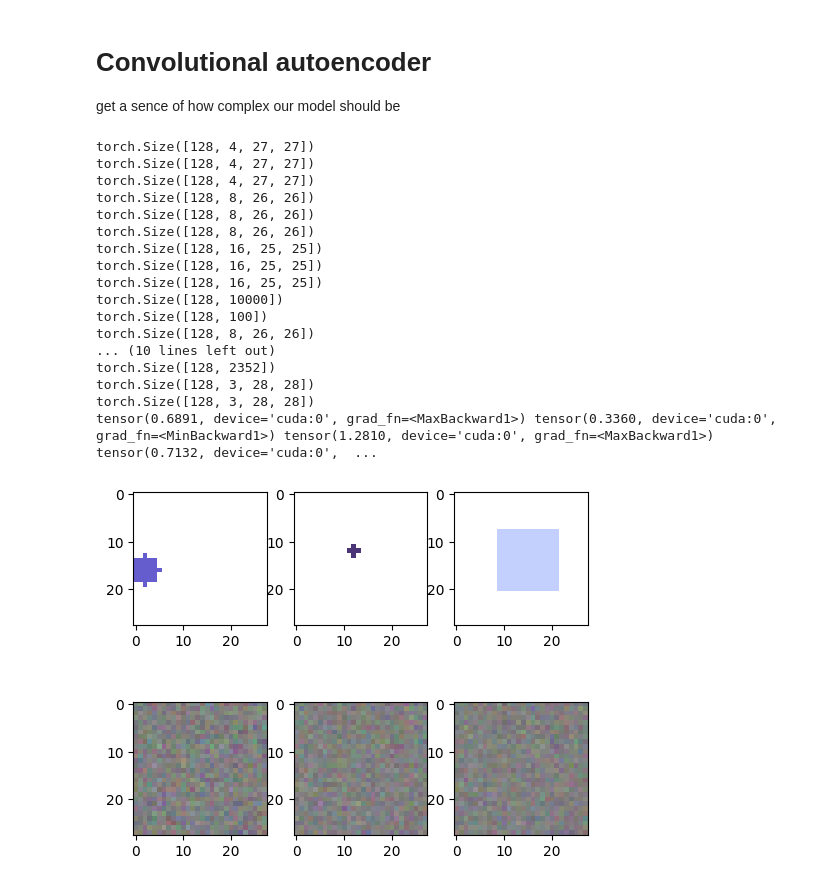
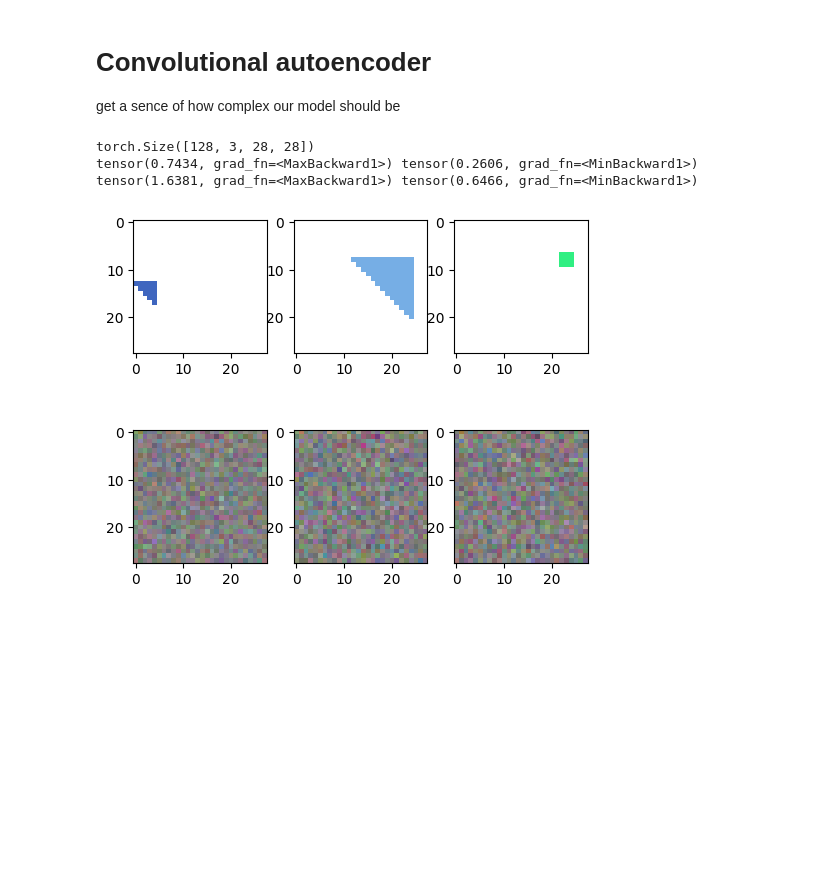
Before and after one commit to SergeiDBykov/ai-side-projects, a Jupyter notebook: VAE_synthetic_data/2d_VAE.ipynb, the cells around one changed output. Cells and saved outputs as stored; diff of their text form; code cells hidden in the pictures; blank space fills up the shorter version.

```diff
--- a/VAE_synthetic_data/2d_VAE.ipynb
+++ b/VAE_synthetic_data/2d_VAE.ipynb
@@ -166,17 +161,12 @@ class Encoder(nn.Module):
             self.fc = nn.Linear(10000, self.latent_dim) #if you define this on fly in the forward function, it will not be ported to a device and will cause an error
 
 
-    def forward(self, x, debug_shape = False):
+    def forward(self, x):
         for layer in self.conv_layers:
             x = layer(x)
-            if debug_shape:
-                print(x.shape)
 
         x = self.flatten(x)
-        if debug_shape: print(x.shape)
-
         x = self.fc(x)
-        if debug_shape: print(x.shape)
 
         return x
 
@@ -189,7 +179,6 @@ class Decoder(nn.Module):
         self.unflatten = nn.Unflatten(1, enc_conv_shape)
 
         self.fc2 = nn.Linear(28*28*3, 3*28*28) #if you define this on fly in the forward function, it will not be ported to a device and will cause an error
-        self.sigmoid = nn.Sigmoid()
 
 
         self.deconv_layers = nn.ModuleList()
@@ -200,23 +189,18 @@ class Decoder(nn.Module):
 
 
 
-    def forward(self, x, debug_shape=False):
+    def forward(self, x):
         x = self.fc(x)
         x = self.unflatten(x)
 
         for layer in self.deconv_layers:
             x = layer(x)
-            if debug_shape: print(x.shape)
 
         x = x.flatten(1)
-        if debug_shape: print(x.shape)
 
         x = self.fc2(x)
-        if debug_shape: print(x.shape)
-        x = self.sigmoid(x)
-        if debug_shape: print(x.shape)
+        x = nn.Sigmoid()(x)
         x = x.view(-1, 3, 28, 28)
-        if debug_shape: print(x.shape)
         return x
 
 
@@ -233,62 +217,43 @@ class ConvAutoencoder(nn.Module):
         x = self.encoder(x)
         x = self.decoder(x)
         return x
+# %%
+batch_size = 128
+
+dataset = GeometricFiguresDataset(random_color=True, num_samples=20000)
+dataloader = torch.utils.data.DataLoader(dataset, batch_size=batch_size, shuffle=True)
 # %%
 
 # Define model parameters
 input_channels = 3  # RGB channels
 encoder_channels = [4, 8, 16]    #shpuld be like 8,16,32 ...
-latent_dim = 100
+latent_dim = 20
 
 model = ConvAutoencoder(input_channels, encoder_channels, latent_dim)
 criterion = nn.MSELoss()
 
 model = model.to(device)
 criterion = criterion.to(device)
-
-model.encoder.forward(next(iter(dataloader))[0].to(device), debug_shape=True)
-model.decoder.forward(torch.rand(128, 100).to(device), debug_shape=True)
 
 
 random_batch = next(iter(dataloader))
 random_batch = random_batch[0].to(device)
 output = model(random_batch)
 
 print(output.shape)
 assert output.shape == random_batch.shape, f"Expected output shape {random_batch.shape} but got {output.shape}"
 
 
 plt.figure(figsize=(10, 5))
 for i in range(3):
     plt.subplot(2, 5, i+1)
     plt.imshow(random_batch[i].permute(1, 2, 0).cpu().detach().numpy())
     plt.subplot(2, 5, i+6)
     plt.imshow(output[i].permute(1, 2, 0).cpu().detach().numpy())
-
-
-o1 = output[0]
-o2 = output[1]
-
-print(o1.max(), o1.min(), (o1/o2).max(), (o1/o2).min())
 # %% [output]
-torch.Size([128, 4, 27, 27])
-torch.Size([128, 4, 27, 27])
-torch.Size([128, 4, 27, 27])
-torch.Size([128, 8, 26, 26])
-torch.Size([128, 8, 26, 26])
-torch.Size([128, 8, 26, 26])
-torch.Size([128, 16, 25, 25])
-torch.Size([128, 16, 25, 25])
-torch.Size([128, 16, 25, 25])
-torch.Size([128, 10000])
-torch.Size([128, 100])
-torch.Size([128, 8, 26, 26])
-... (10 lines left out)
-torch.Size([128, 2352])
 torch.Size([128, 3, 28, 28])
-torch.Size([128, 3, 28, 28])
-tensor(0.6891, device='cuda:0', grad_fn=<MaxBackward1>) tensor(0.3360, device='cuda:0', grad_fn=<MinBackward1>) tensor(1.2810, device='cuda:0', grad_fn=<MaxBackward1>) tensor(0.7132, device='cuda:0',  ...
+tensor(0.7434, grad_fn=<MaxBackward1>) tensor(0.2606, grad_fn=<MinBackward1>) tensor(1.6381, grad_fn=<MaxBackward1>) tensor(0.6466, grad_fn=<MinBackward1>)
-[figure, old version]
+[figure, new version]
 # %%
 # Training loop
 optimizer = optim.Adam(model.parameters(), lr=1e-3)
```
Also changed, not shown: parts of 12 cells of this notebook.
